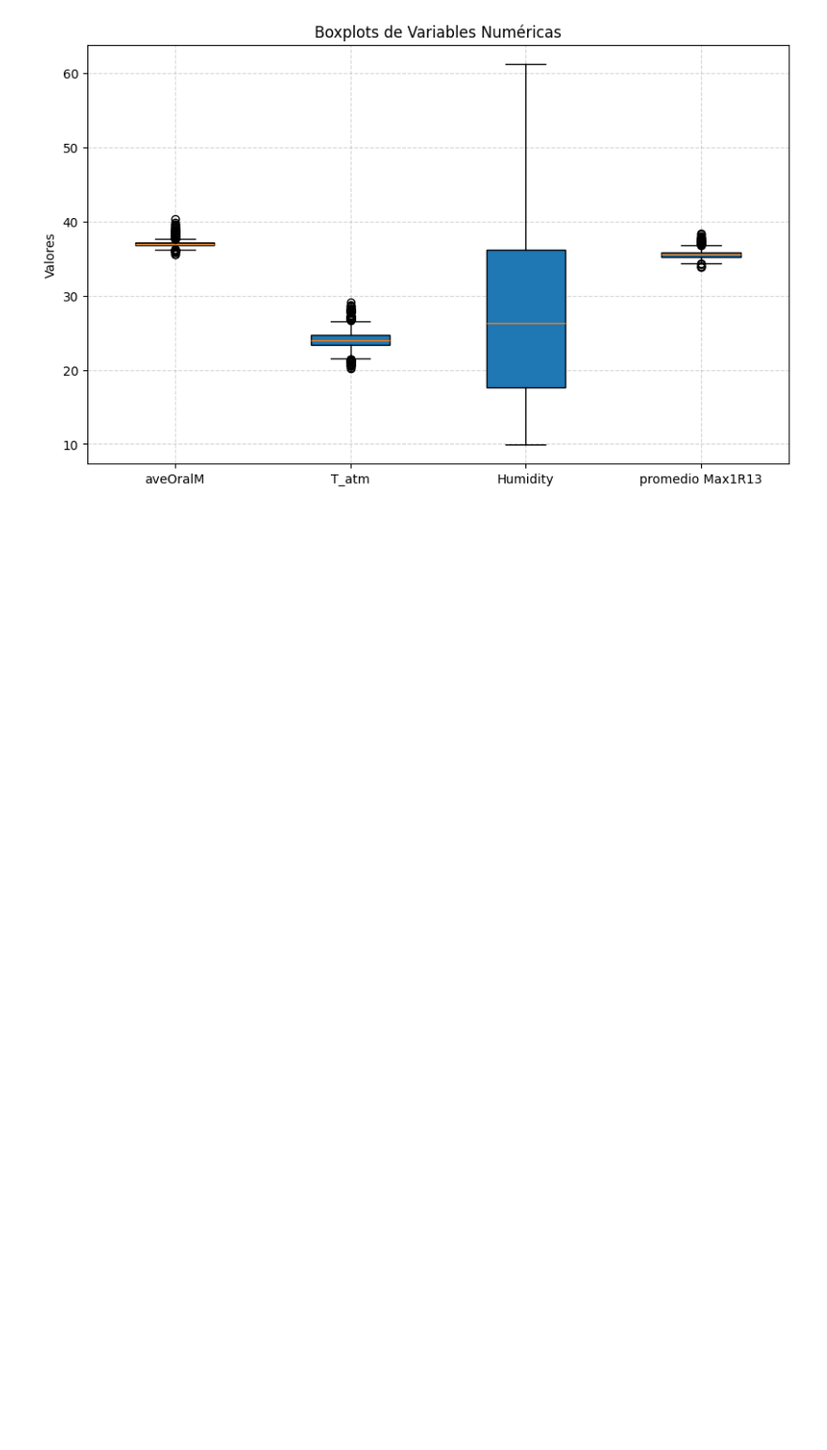
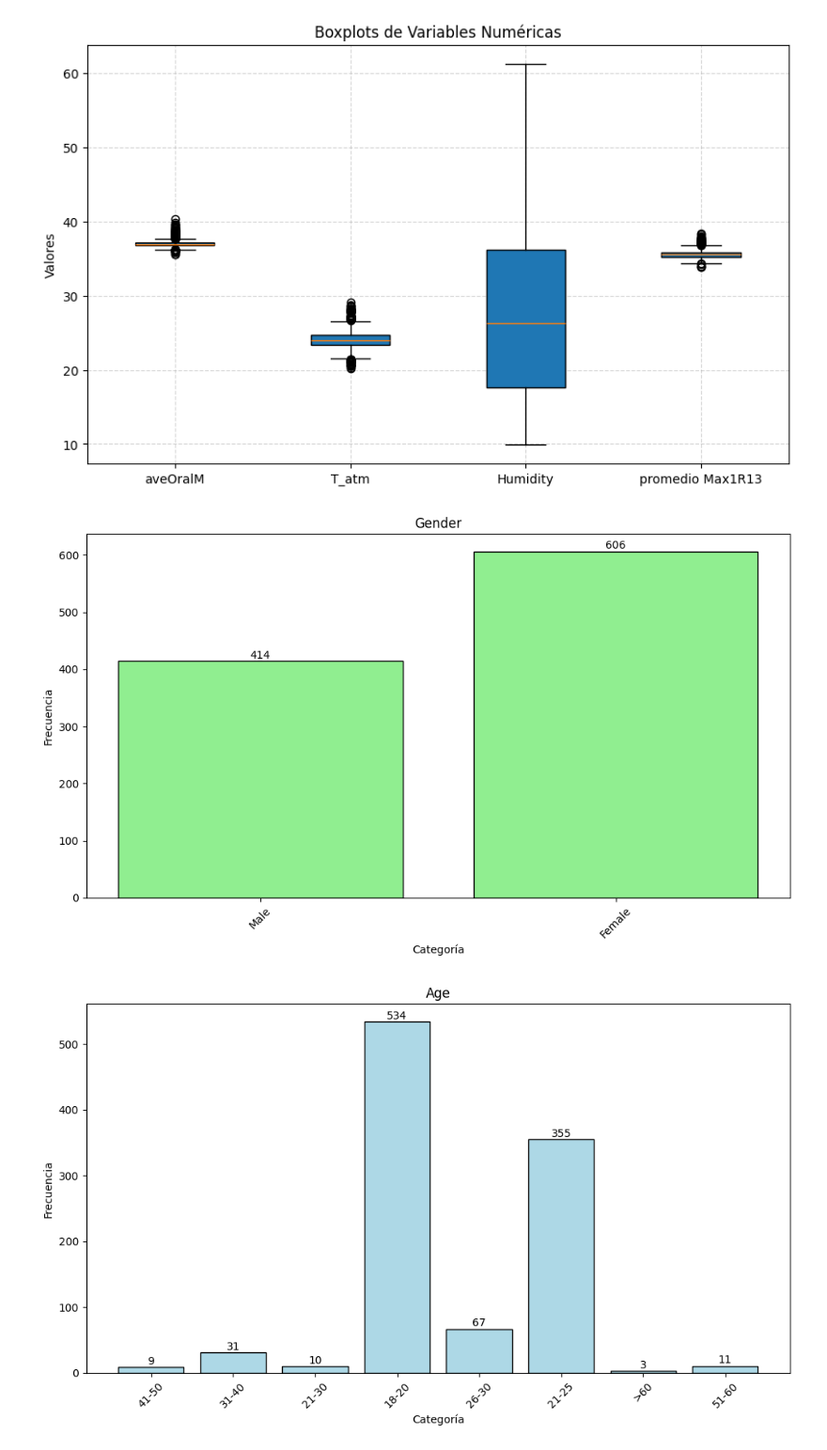
Before and after one commit to CarolinaTabordav/Proyecto-1-estad-stica, a Jupyter notebook: PROYECTO DE ESTADÍSTICA NOTEBOOK.ipynb, the cells around one changed output. Shown at 94% size. Saved outputs shown, nothing was run; the diff lists cells and outputs as text; code cells hidden in the pictures; blank space fills up the shorter version.

Commit message:
grafico de barras

```diff
--- a/PROYECTO DE ESTADÍSTICA NOTEBOOK.ipynb
+++ b/PROYECTO DE ESTADÍSTICA NOTEBOOK.ipynb
@@ -252,3 +244,39 @@ plt.grid(True, linestyle="--", alpha=0.5)
 plt.show()
 # %% [output]
 [figure]
+# %%
+#Gráficos de barras
+import matplotlib.pyplot as plt
+from collections import Counter
+
+def graficar_categorias_desde_lista(lista, titulo="Frecuencia por categoría", color='lightgreen'):
+    """
+    Genera una gráfica de barras para una lista de datos categóricos.
+    """
+    conteo = Counter(lista)
+
+    categorias = list(conteo.keys())
+    frecuencias = list(conteo.values())
+
+    x = list(range(len(categorias)))  # convertir las categorías a índices numéricos
+
+    plt.figure(figsize=(10, 6))
+    plt.bar(x, frecuencias, color=color, edgecolor='black')
+    plt.xticks(ticks=x, labels=categorias, rotation=45)
+    plt.title(titulo)
+    plt.xlabel("Categoría")
+    plt.ylabel("Frecuencia")
+
+    for i, valor in enumerate(frecuencias):
+        plt.text(i, valor + 0.5, str(valor), ha='center', va='bottom', fontsize=10)
+
+    plt.tight_layout()
+    plt.show()
+
+graficar_categorias_desde_lista(list_2, 'Gender',color='lightgreen' )
+graficar_categorias_desde_lista(list_3, 'Age',color='lightblue' )
+graficar_categorias_desde_lista(list_4, 'Ethnicity',color='lightpink' )
+graficar_categorias_desde_lista(list_7, 'Cosmetics',color='lavender')
+# %% [output]
+[figure, added]
+[figure, added]
```
Also changed, not shown: parts of 2 cells of this notebook.
